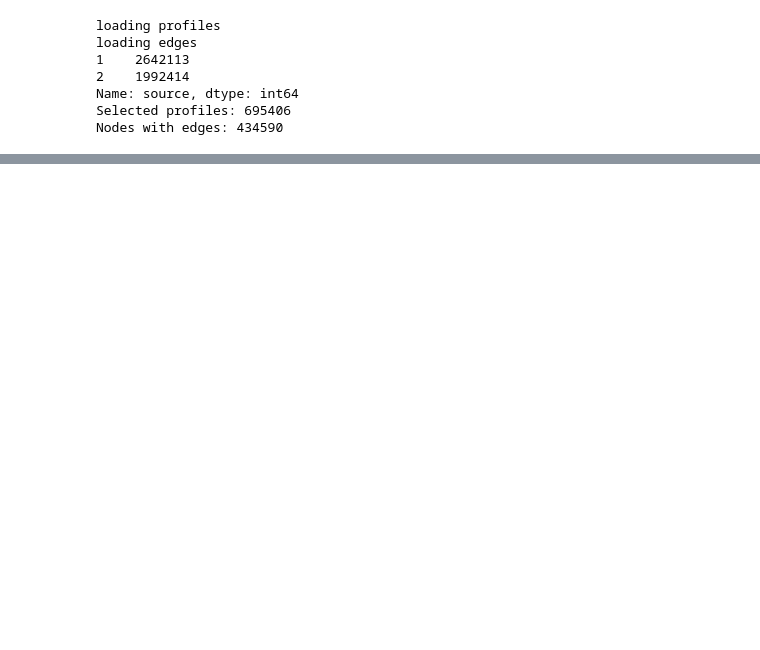
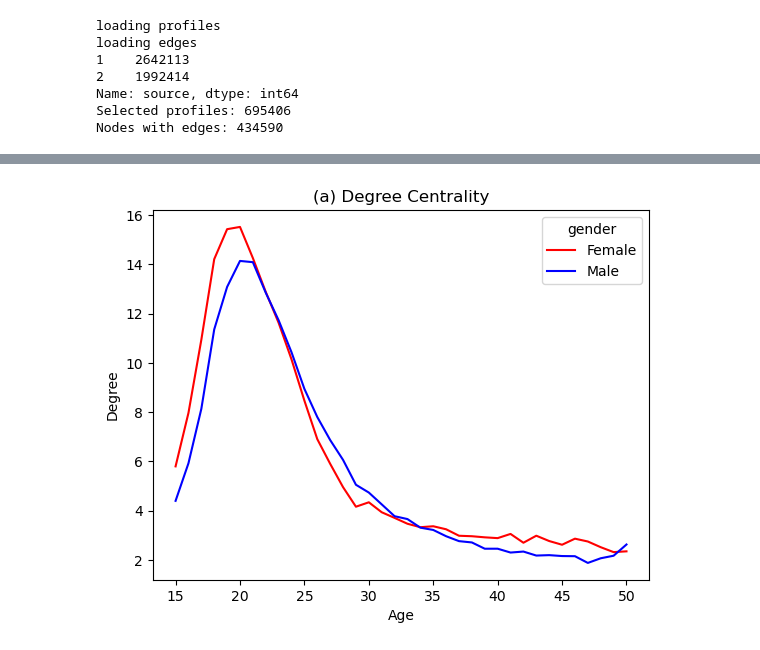
Before and after one commit to bbiroga/bce_ep_2022_HW, a Jupyter notebook: POKEC Network Analysis Stub for Students.ipynb, the cells around one changed output, grey strips where cells are left out. Saved outputs shown, nothing was run; the diff lists cells and outputs as text; code cells hidden in the pictures; blank space fills up the shorter version.

```diff
--- a/POKEC Network Analysis Stub for Students.ipynb
+++ b/POKEC Network Analysis Stub for Students.ipynb
@@ -38,0 +41,24 @@ dv.plot_age_relations_heatmap(edges_w_features)
+# %%
+def plot_node_degree_by_gender(nodes, G):
+    """Plot the average of node degree across age and gender"""
+    nodes_w_degree = nodes.set_index("user_id").merge(
+        pd.Series(dict(G.degree)).to_frame(),
+        how="left",
+        left_index=True,
+        right_index=True,
+    )
+    nodes_w_degree = nodes_w_degree.rename({0: "degree"}, axis=1)
+    nodes_w_degree['gender'].replace([0.0,1.0],['Female','Male'],inplace=True)
+    plot_df = (
+        nodes_w_degree.groupby(["AGE", "gender"]).agg({"degree": "mean"}).reset_index()
+    )
+
+
+    ax=sns.lineplot(data=plot_df, x="AGE", y="degree", hue="gender", palette=['red', 'blue'])
+    ax.set_xlabel("Age")
+    ax.set_ylabel("Degree")
+    ax.set_title("(a) Degree Centrality")
+
+plot_node_degree_by_gender(nodes, G)
+# %% [output]
+[figure, added]
```
Also changed, not shown: parts of 21 cells of this notebook.
